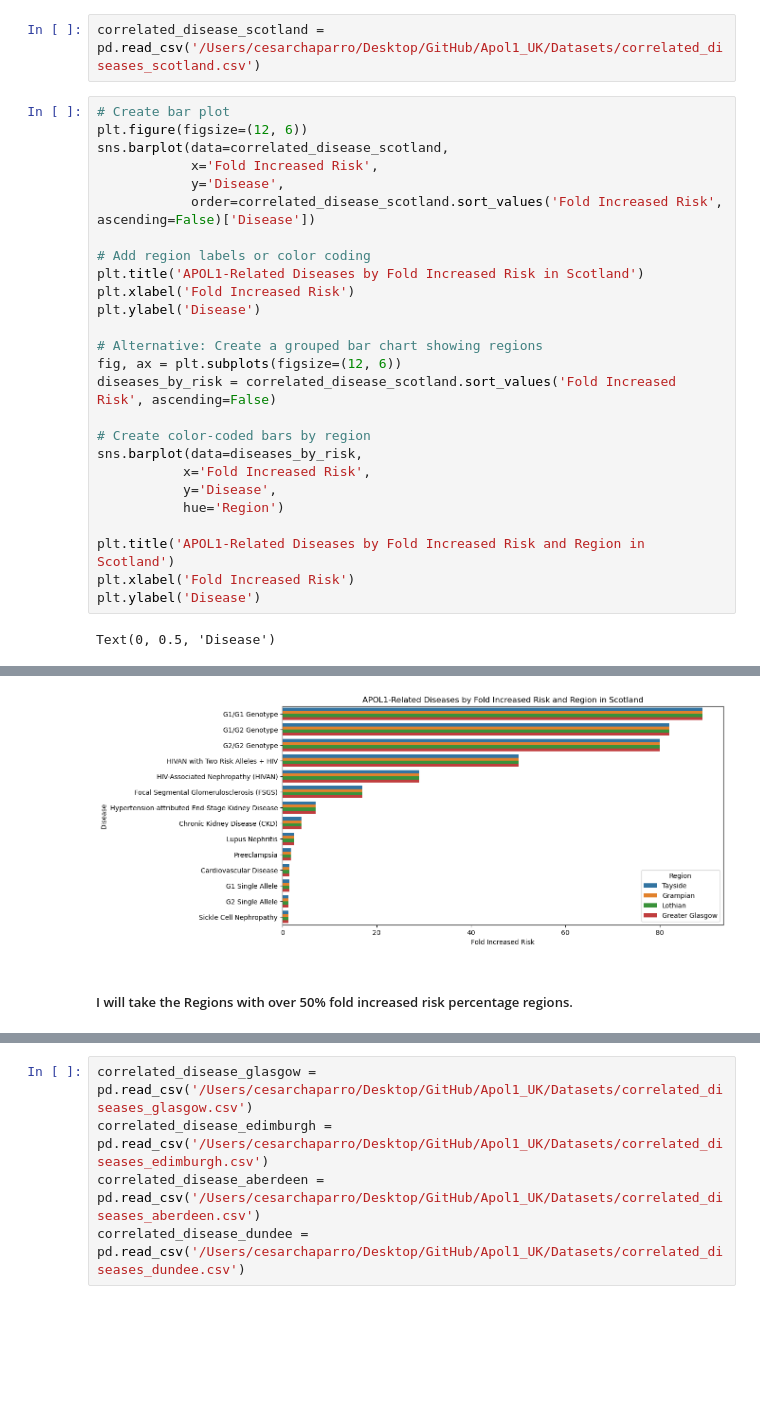
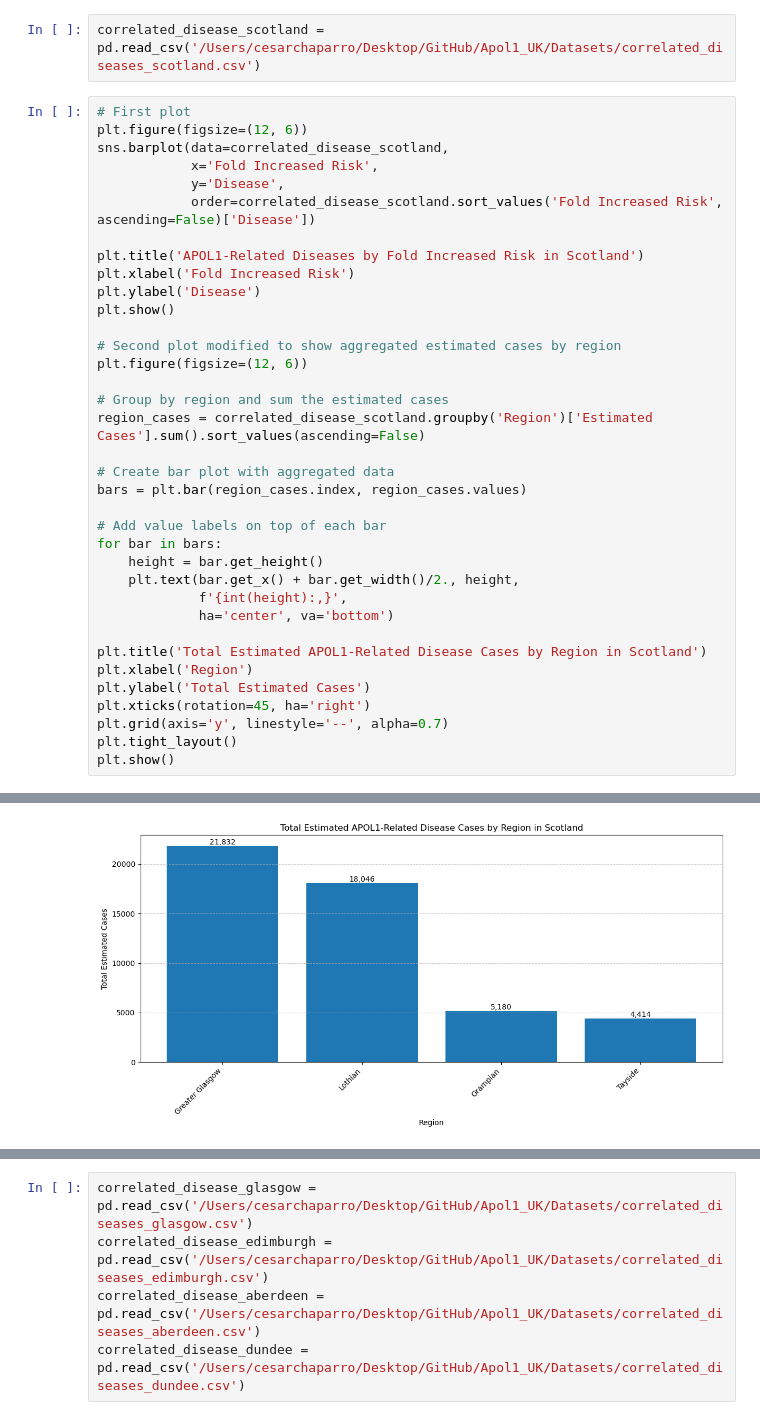
Before and after one commit to CesarChaparro1974/Dashboard-Development-for-Apol1-patients-in-UK, a Jupyter notebook: Project/notebook.ipynb, the cells around one changed output, grey strips where cells are left out. Cells and saved outputs as stored; diff of their text form; blank space fills up the shorter version.

```diff
--- a/Project/notebook.ipynb
+++ b/Project/notebook.ipynb
@@ -826,34 +803,41 @@ except Exception as e:
 # %%
 correlated_disease_scotland = pd.read_csv('/Users/cesarchaparro/Desktop/GitHub/Apol1_UK/Datasets/correlated_diseases_scotland.csv')
 # %%
-# Create bar plot
+# First plot
 plt.figure(figsize=(12, 6))
 sns.barplot(data=correlated_disease_scotland,
             x='Fold Increased Risk',
             y='Disease',
             order=correlated_disease_scotland.sort_values('Fold Increased Risk', ascending=False)['Disease'])
 
-# Add region labels or color coding
 plt.title('APOL1-Related Diseases by Fold Increased Risk in Scotland')
 plt.xlabel('Fold Increased Risk')
 plt.ylabel('Disease')
+plt.show()
 
-# Alternative: Create a grouped bar chart showing regions
-fig, ax = plt.subplots(figsize=(12, 6))
-diseases_by_risk = correlated_disease_scotland.sort_values('Fold Increased Risk', ascending=False)
+# Second plot modified to show aggregated estimated cases by region
+plt.figure(figsize=(12, 6))
 
-# Create color-coded bars by region
-sns.barplot(data=diseases_by_risk,
-           x='Fold Increased Risk',
-           y='Disease',
-           hue='Region')
+# Group by region and sum the estimated cases
+region_cases = correlated_disease_scotland.groupby('Region')['Estimated Cases'].sum().sort_values(ascending=False)
 
-plt.title('APOL1-Related Diseases by Fold Increased Risk and Region in Scotland')
-plt.xlabel('Fold Increased Risk')
-plt.ylabel('Disease')
+# Create bar plot with aggregated data
+bars = plt.bar(region_cases.index, region_cases.values)
+
+# Add value labels on top of each bar
+for bar in bars:
+    height = bar.get_height()
+    plt.text(bar.get_x() + bar.get_width()/2., height,
+             f'{int(height):,}',
+             ha='center', va='bottom')
+
+plt.title('Total Estimated APOL1-Related Disease Cases by Region in Scotland')
+plt.xlabel('Region')
+plt.ylabel('Total Estimated Cases')
+plt.xticks(rotation=45, ha='right')
+plt.grid(axis='y', linestyle='--', alpha=0.7)
+plt.tight_layout()
+plt.show()
 # %% [output]
-Text(0, 0.5, 'Disease')
 [figure]
-[figure, old version]
+[figure, new version]
-# %% [markdown]
-##### I will take the Regions with over 50% fold increased risk percentage regions.
```
Also changed, not shown: parts of 12 cells of this notebook.
